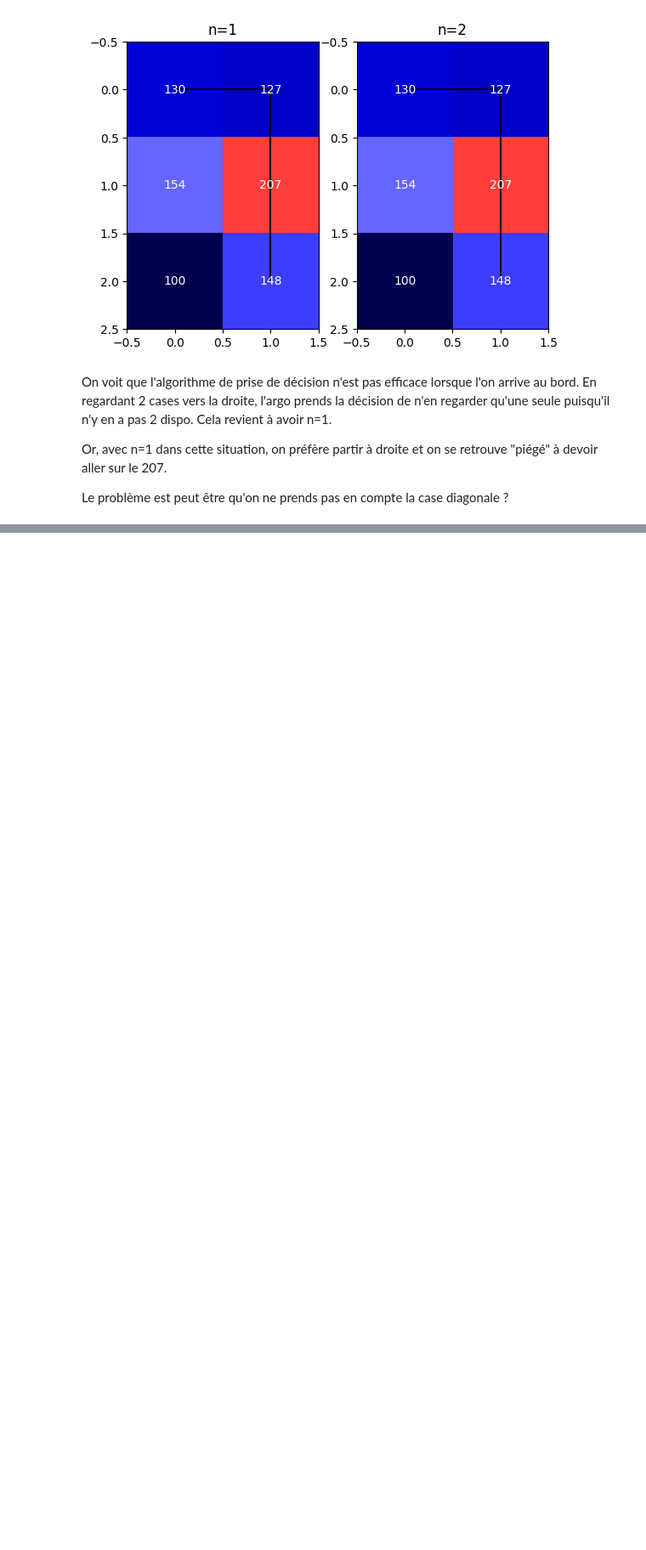
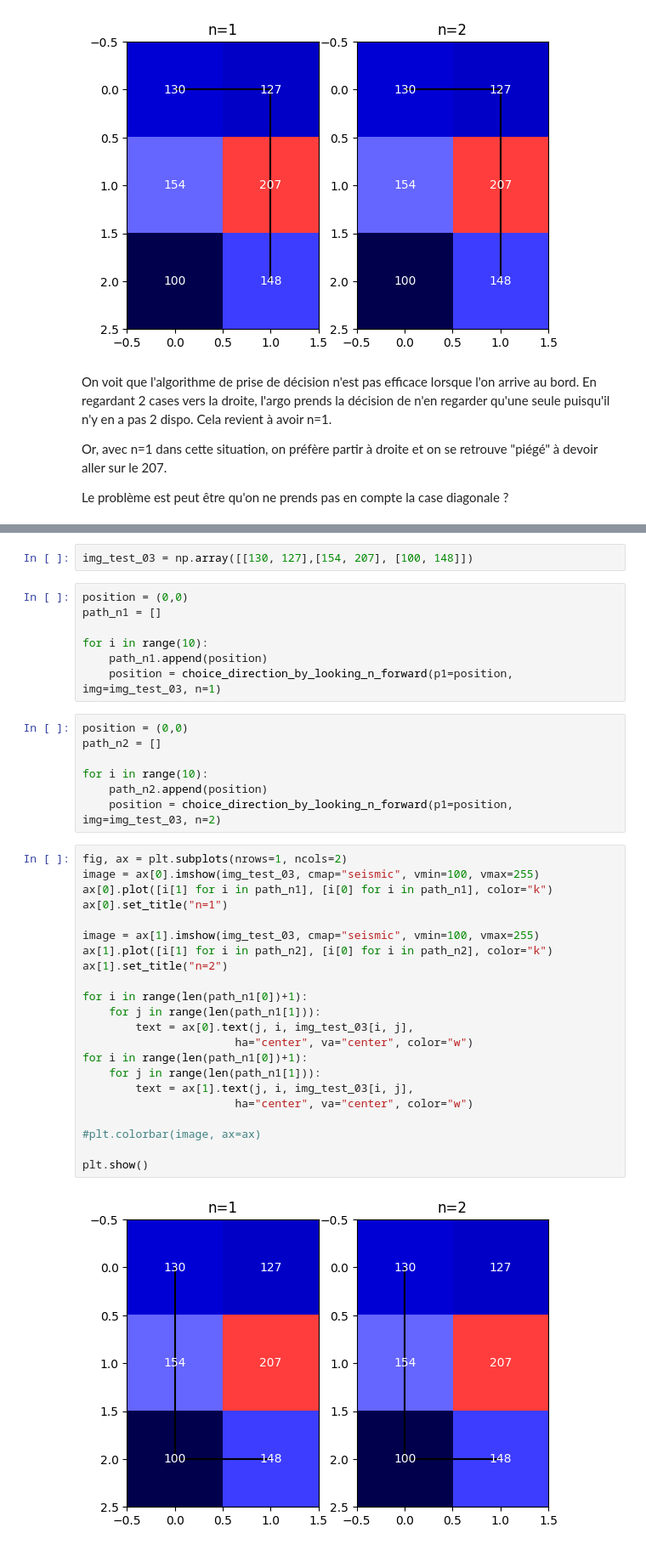
Before and after one commit to Siretristepain/defis_python, a Jupyter notebook: un_treck_sur_krikket/gradient.ipynb, the cells around one changed output, grey strips where cells are left out. Shown at 85% size. Saved outputs shown, nothing was run; the diff lists cells and outputs as text; blank space fills up the shorter version.

```diff
--- a/un_treck_sur_krikket/gradient.ipynb
+++ b/un_treck_sur_krikket/gradient.ipynb
@@ -235,0 +273,40 @@ Le problème est peut être qu'on ne prends pas en compte la case diagonale ?
+# %%
+img_test_03 = np.array([[130, 127],[154, 207], [100, 148]])
+# %%
+position = (0,0)
+path_n1 = []
+
+for i in range(10):
+    path_n1.append(position)
+    position = choice_direction_by_looking_n_forward(p1=position, img=img_test_03, n=1)
+# %%
+position = (0,0)
+path_n2 = []
+
+for i in range(10):
+    path_n2.append(position)
+    position = choice_direction_by_looking_n_forward(p1=position, img=img_test_03, n=2)
+# %%
+fig, ax = plt.subplots(nrows=1, ncols=2)
+image = ax[0].imshow(img_test_03, cmap="seismic", vmin=100, vmax=255)
+ax[0].plot([i[1] for i in path_n1], [i[0] for i in path_n1], color="k")
+ax[0].set_title("n=1")
+
+image = ax[1].imshow(img_test_03, cmap="seismic", vmin=100, vmax=255)
+ax[1].plot([i[1] for i in path_n2], [i[0] for i in path_n2], color="k")
+ax[1].set_title("n=2")
+
+for i in range(len(path_n1[0])+1):
+    for j in range(len(path_n1[1])):
+        text = ax[0].text(j, i, img_test_03[i, j],
+                       ha="center", va="center", color="w")
+for i in range(len(path_n1[0])+1):
+    for j in range(len(path_n1[1])):
+        text = ax[1].text(j, i, img_test_03[i, j],
+                       ha="center", va="center", color="w")
+
+#plt.colorbar(image, ax=ax)
+
+plt.show()
+# %% [output]
+[figure, added]
```
Also changed, not shown: parts of 11 cells of this notebook.
